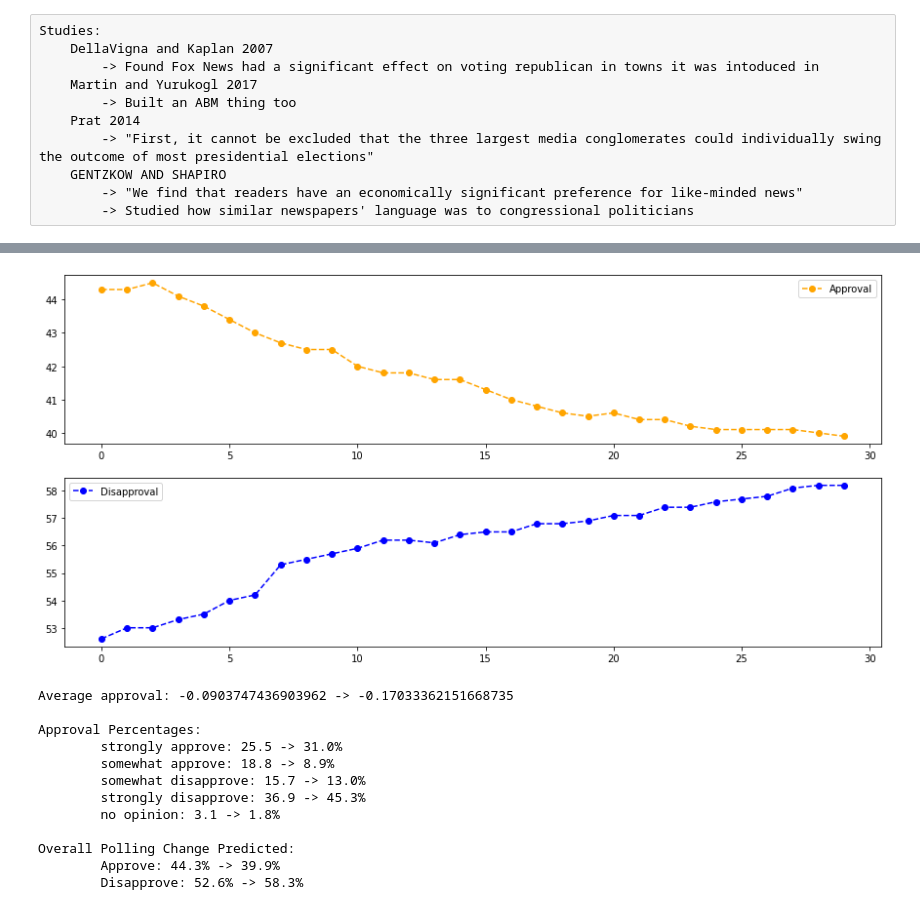
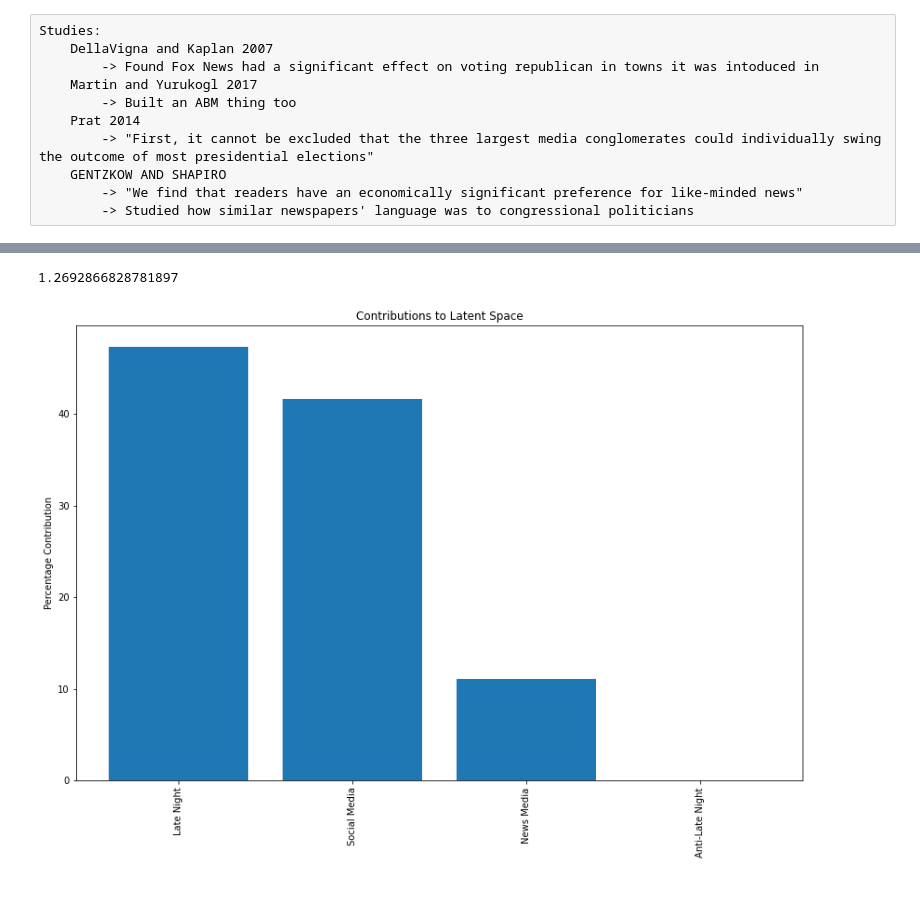
Before and after one commit to samerose12/Humor-Agent-Based-Model, a Jupyter notebook: Anti-ABM.ipynb, the cells around one changed output, grey strips where cells are left out. Saved outputs shown, nothing was run; the diff lists cells and outputs as text; code cells hidden in the pictures.

```diff
--- a/Anti-ABM.ipynb
+++ b/Anti-ABM.ipynb
@@ -614,26 +615,4 @@ Watches Late-Night: Never
-# %%
-(threshold, alpha, persuadability_scale, social_media_const) = [0.37364163, 0.06361854, 0.4841436,  0.5254433 ]
-late_night_const = -0.38006347
-'''
-Jokes/Day in Period 1: 4.202088452088452
-Jokes/Day in Period 2: 4.8740165631469985
-'''
-late_night_jokes = 4.202088452088452
-
-_ = model.simulate(30, draw=True, coverage_leaning=0, late_night_jokes=late_night_jokes,
-               threshold=threshold, alpha=alpha, persuadability_scale=persuadability_scale,
-               late_night_const=late_night_const, social_media_const=social_media_const)
-# %% [output]
-[figure, removed]
-Average approval: -0.0903747436903962 -> -0.17033362151668735
-
-Approval Percentages:
-        strongly approve: 25.5 -> 31.0%
-        somewhat approve: 18.8 -> 8.9%
-        somewhat disapprove: 15.7 -> 13.0%
-        strongly disapprove: 36.9 -> 45.3%
-        no opinion: 3.1 -> 1.8%
-
-Overall Polling Change Predicted:
-        Approve: 44.3% -> 39.9%
-        Disapprove: 52.6% -> 58.3%
+# %%
+max([a.approval_value for a in model.agents])
+# %% [output]
+1.2692866828781897
@@ -639,0 +677,13 @@ Overall Polling Change Predicted:
+# %%
+plt.figure(figsize=(14, 9))
+media_array = np.abs(np.concatenate((np.array(np.sum(media_array[:-3])).reshape(-1, ), media_array[-3:])))
+media_array = media_array/np.sum(media_array)
+args = np.argsort(media_array)[::-1]
+plt.bar(range(len(media_array)), media_array[args]*100)
+labels = np.array(['News Media', 'Anti-Late Night', 'Late Night', 'Social Media'])#media_names+['Anti-Late Night', 'Late Night', 'Social Media'])
+plt.xticks((range(len(labels))), labels=labels[args], rotation='vertical')
+plt.ylabel('Percentage Contribution')
+plt.title('Contributions to Latent Space')
+plt.show()
+# %% [output]
+[figure, added]
```
Also changed, not shown: parts of 54 cells of this notebook, 9 other files.
